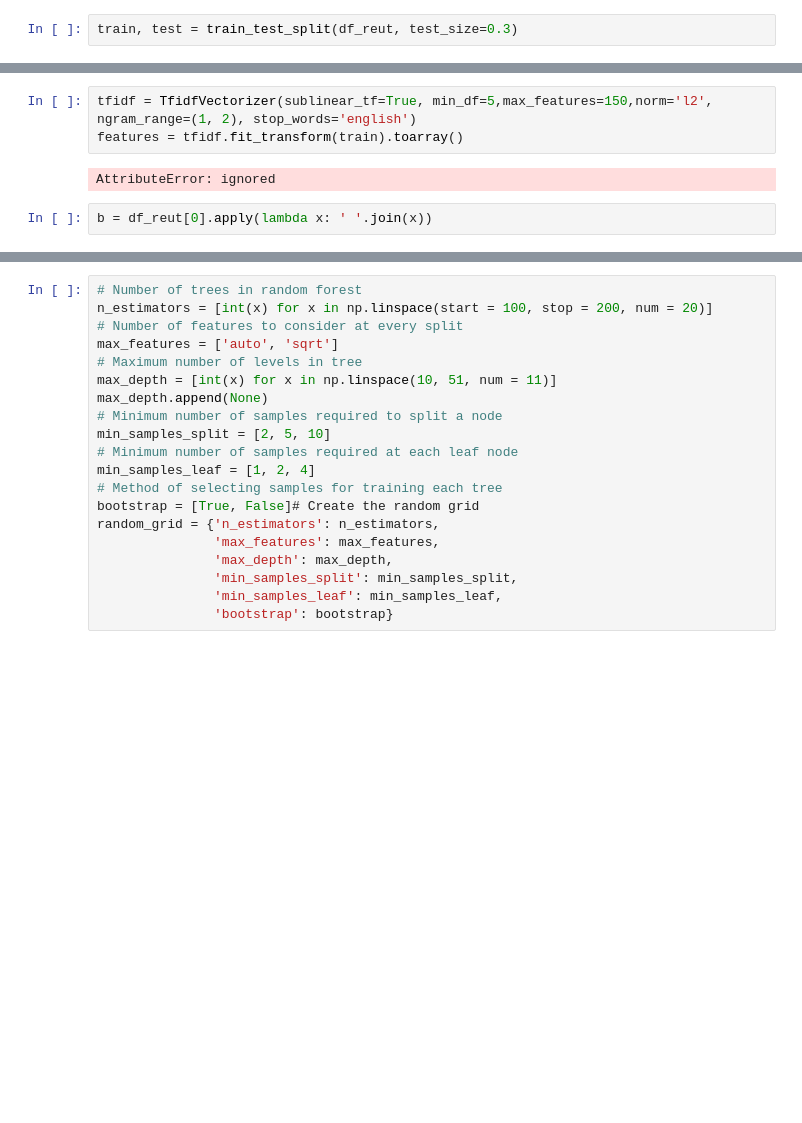
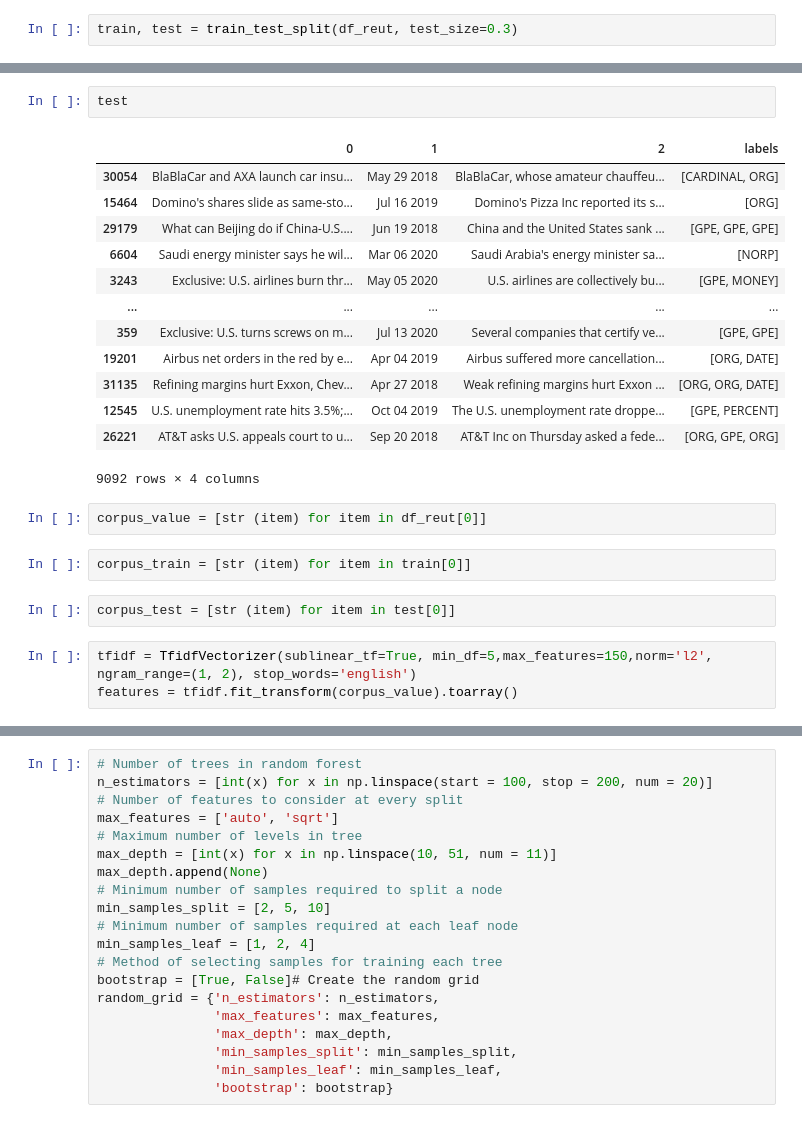
Before and after one commit to HarmanBhutani/ML_projects, a Jupyter notebook: Assignment4_PartB.ipynb, the cells around one changed output, grey strips where cells are left out. Drawn from its saved outputs; the diff is of its cells as text; blank space fills up the shorter version.

```diff
--- a/Assignment4_PartB.ipynb
+++ b/Assignment4_PartB.ipynb
@@ -174,7 +214,25 @@ len(test)
+# %%
+test
+# %% [output]
+|  | 0 | 1 | 2 | labels |
+| 30054 | BlaBlaCar and AXA launch car insu... | May 29 2018 | BlaBlaCar, whose amateur chauffeu... | [CARDINAL, ORG] |
+| 15464 | Domino's shares slide as same-sto... | Jul 16 2019 | Domino's Pizza Inc reported its s... | [ORG] |
+| 29179 | What can Beijing do if China-U.S.... | Jun 19 2018 | China and the United States sank ... | [GPE, GPE, GPE] |
+| 6604 | Saudi energy minister says he wil... | Mar 06 2020 | Saudi Arabia's energy minister sa... | [NORP] |
+| 3243 | Exclusive: U.S. airlines burn thr... | May 05 2020 | U.S. airlines are collectively bu... | [GPE, MONEY] |
+| ... | ... | ... | ... | ... |
+| 359 | Exclusive: U.S. turns screws on m... | Jul 13 2020 | Several companies that certify ve... | [GPE, GPE] |
+| 19201 | Airbus net orders in the red by e... | Apr 04 2019 | Airbus suffered more cancellation... | [ORG, DATE] |
+| 31135 | Refining margins hurt Exxon, Chev... | Apr 27 2018 | Weak refining margins hurt Exxon ... | [ORG, ORG, DATE] |
+| 12545 | U.S. unemployment rate hits 3.5%;... | Oct 04 2019 | The U.S. unemployment rate droppe... | [GPE, PERCENT] |
+| 26221 | AT&T asks U.S. appeals court to u... | Sep 20 2018 | AT&T Inc on Thursday asked a fede... | [ORG, GPE, ORG] |
+9092 rows × 4 columns
+# %%
+corpus_value = [str (item) for item in df_reut[0]]
+# %%
+corpus_train = [str (item) for item in train[0]]
+# %%
+corpus_test = [str (item) for item in test[0]]
 # %%
 tfidf = TfidfVectorizer(sublinear_tf=True, min_df=5,max_features=150,norm='l2', ngram_range=(1, 2), stop_words='english')
-features = tfidf.fit_transform(train).toarray()
+features = tfidf.fit_transform(corpus_value).toarray()
-# %% [output]
-AttributeError: ignored
-# %%
-b = df_reut[0].apply(lambda x: ' '.join(x))
```
Also changed, not shown: parts of 30 cells of this notebook.
